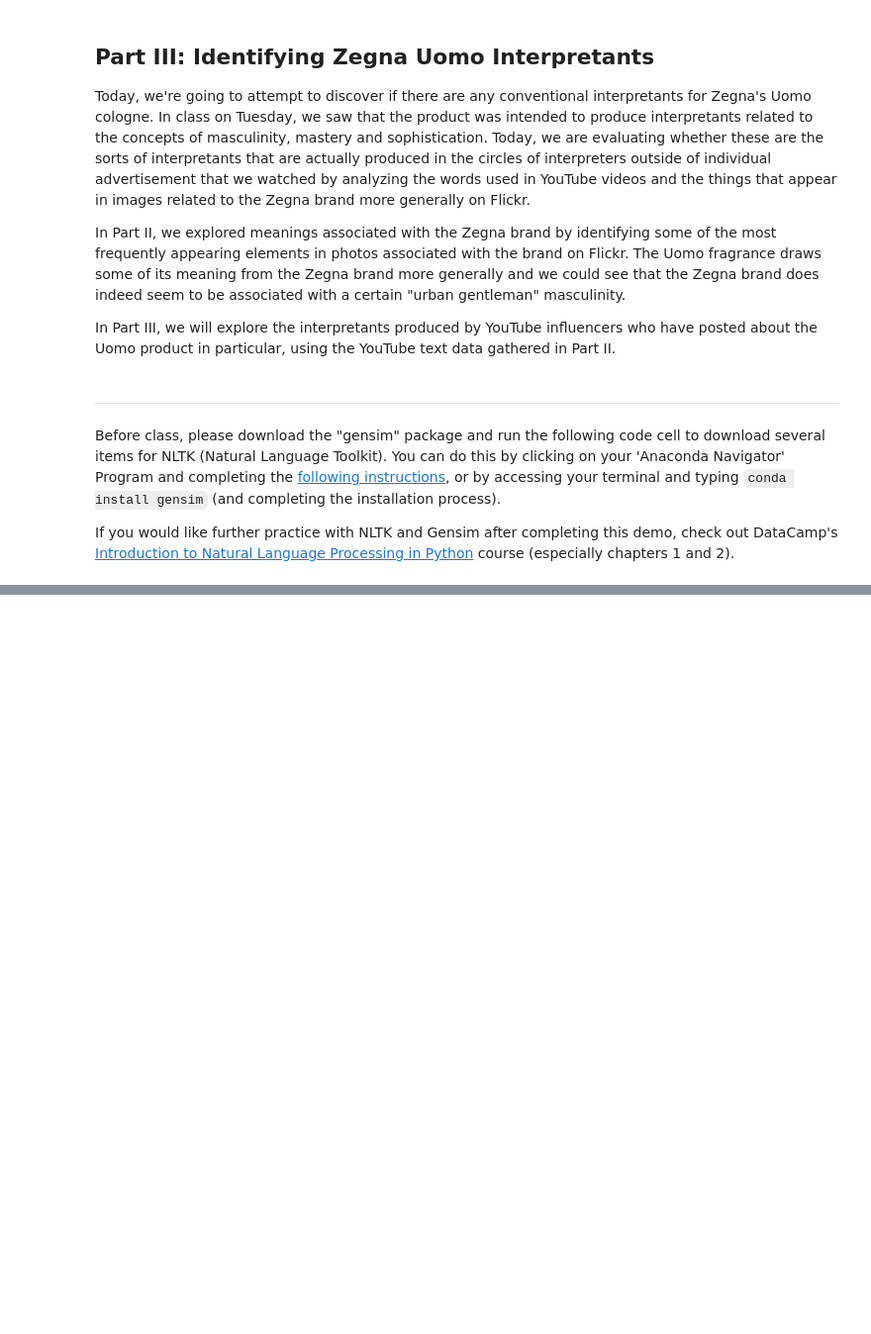
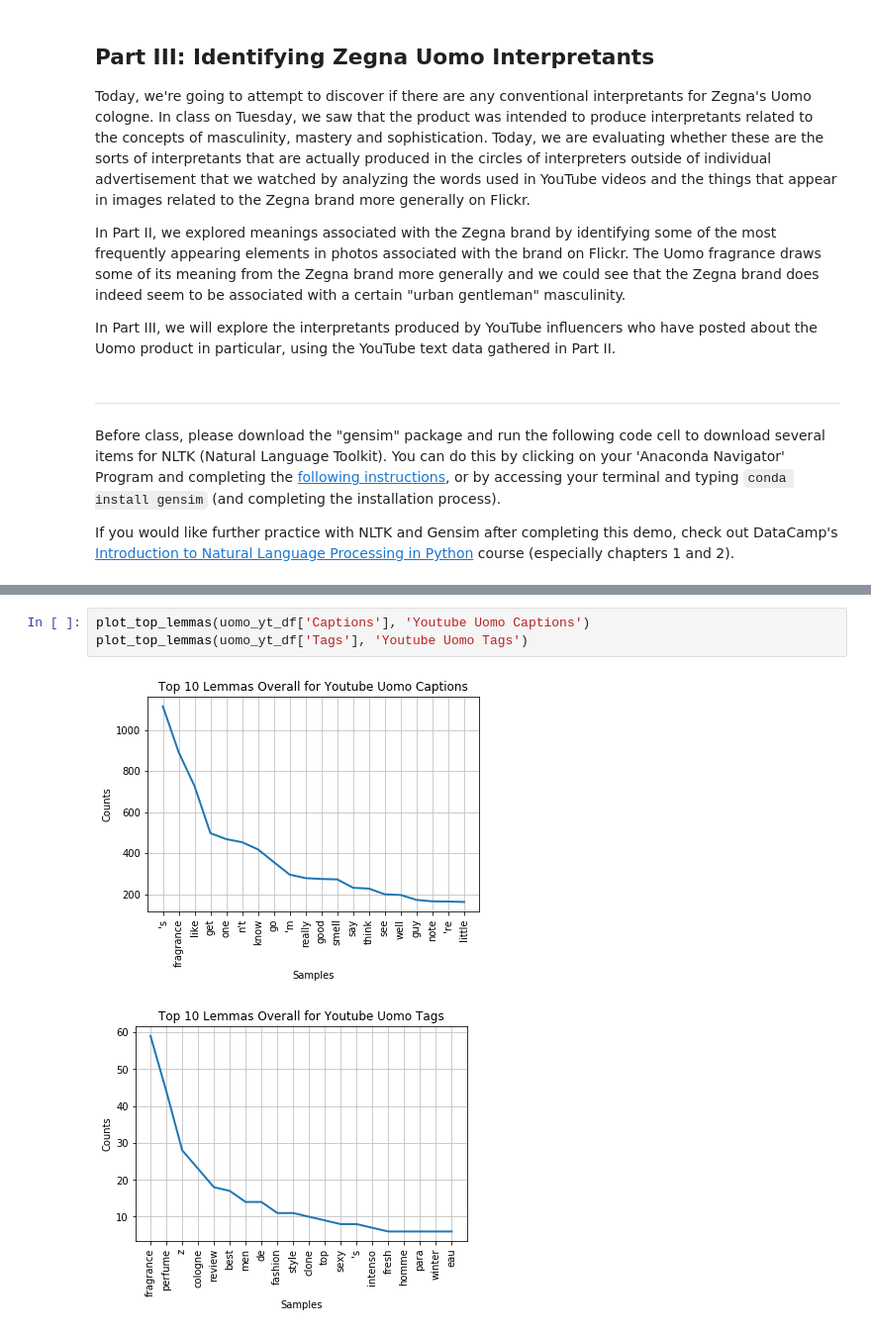
Before and after one commit to EggmanWalrus/40400-Fashion, a Jupyter notebook: Fashion Part III Identifying Zegna Uomo Interpretants.ipynb, the cells around one changed output, grey strips where cells are left out. Shown at 99% size. Saved outputs shown, nothing was run; the diff lists cells and outputs as text; blank space fills up the shorter version.

```diff
--- a/Fashion Part III Identifying Zegna Uomo Interpretants.ipynb
+++ b/Fashion Part III Identifying Zegna Uomo Interpretants.ipynb
@@ -141,0 +187,6 @@ def plot_top_tfidf(series, data_description):
+# %%
+plot_top_lemmas(uomo_yt_df['Captions'], 'Youtube Uomo Captions')
+plot_top_lemmas(uomo_yt_df['Tags'], 'Youtube Uomo Tags')
+# %% [output]
+[figure, added]
+[figure, added]
```
Also changed, not shown: parts of 9 cells of this notebook, 2 other files.
